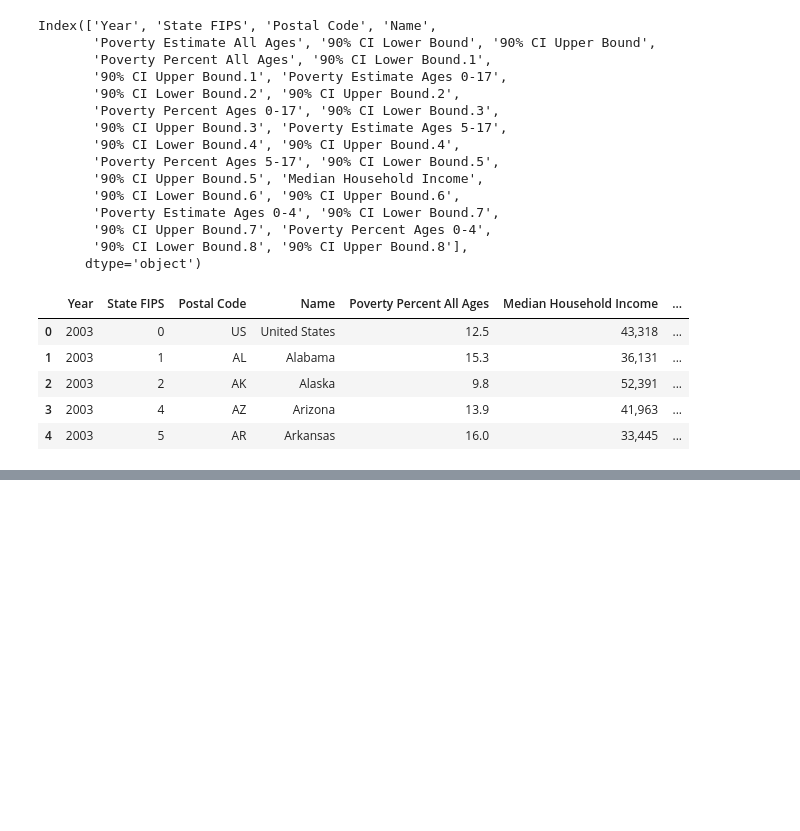
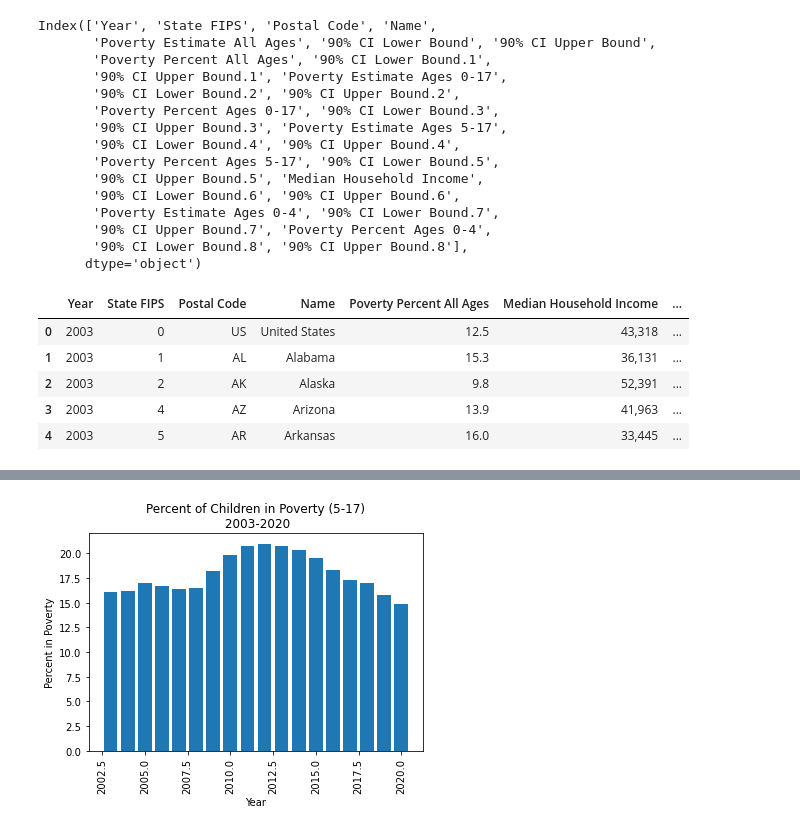
Before and after one commit to hthelander/Project-1, a Jupyter notebook: poverty_stats/poverty.ipynb, the cells around one changed output, grey strips where cells are left out. Cells and saved outputs as stored; diff of their text form; code cells hidden in the pictures; blank space fills up the shorter version.

Commit message:
graphs

```diff
--- a/poverty_stats/poverty.ipynb
+++ b/poverty_stats/poverty.ipynb
@@ -70,0 +82,14 @@ reduced_poverty_df.head()
+# %%
+x=reduced_poverty_df["Year"]
+y=reduced_poverty_df["Poverty Percent Ages 5-17"]
+plt.bar(x, y)
+plt.xlabel("Year")
+plt.ylabel("Percent in Poverty")
+# xticks=[1,2,3,4,5,6,7,8,9,10,11,12,13,14,15,16,17,18]
+# set_xticklabels(["2003", "2004", "2005", "2006", "2007", "2008","2009", "2010", "2011", "2012",
+#                 "2013", "2014", "2015", "2016", "2017", "2018", "2019", "2020"])
+plt.xticks(rotation=90)
+plt.title("Percent of Children in Poverty (5-17)\n 2003-2020")
+plt.show()
+# %% [output]
+[figure, added]
```
Also changed, not shown: parts of 7 cells of this notebook.
